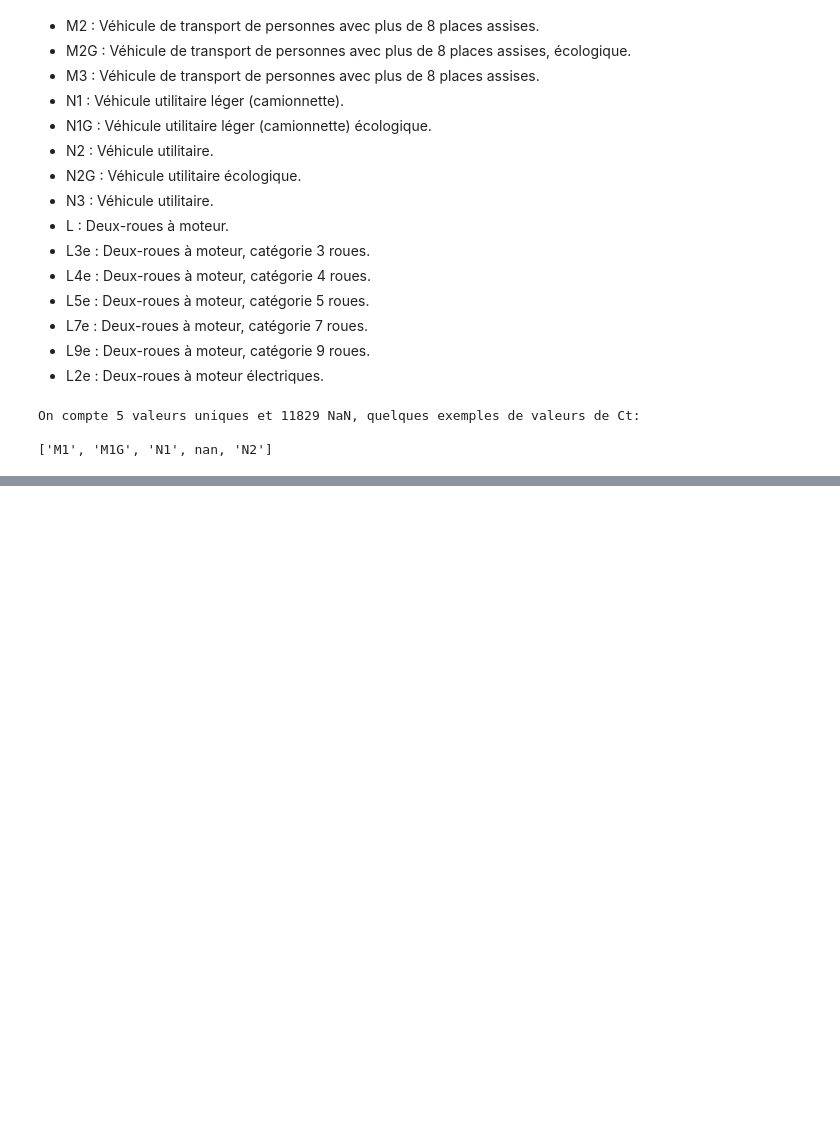
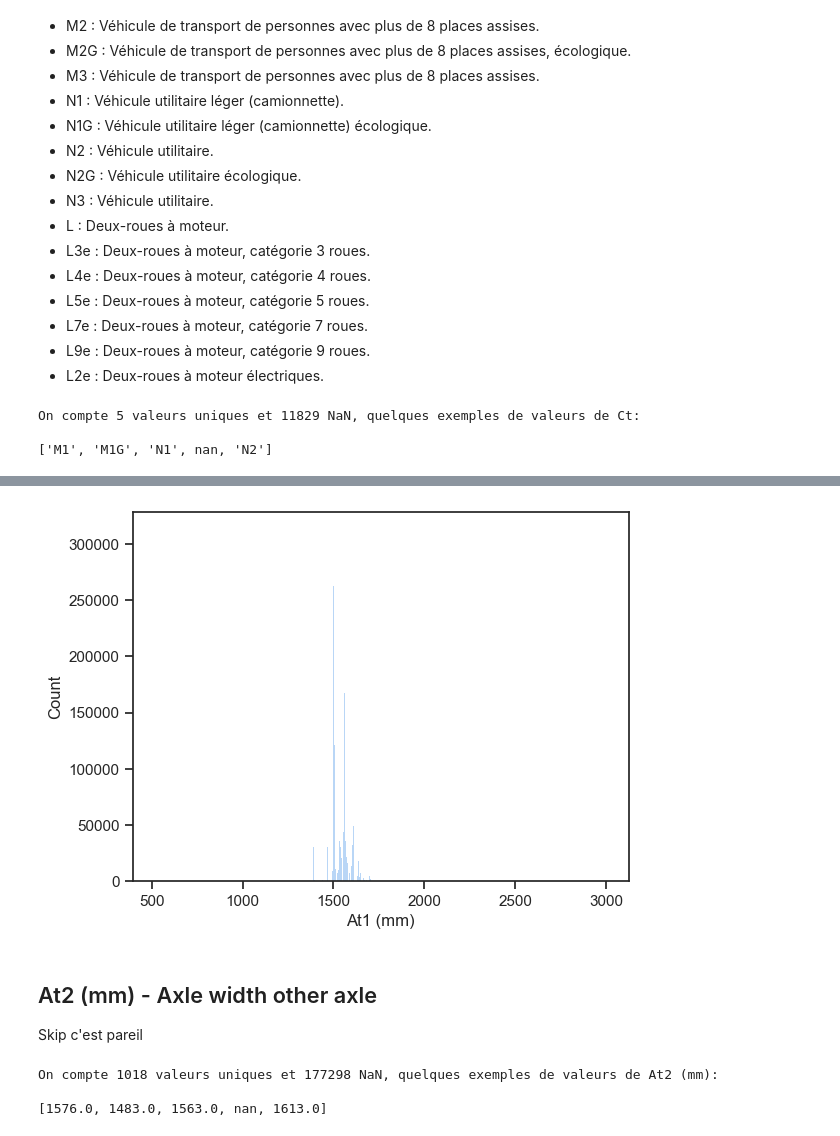
Before and after one commit to Naoyy/Challenge_Data_Mining, a Jupyter notebook: analyse_exploratoire.ipynb, the cells around one changed output, grey strips where cells are left out. Cells and saved outputs as stored; diff of their text form; code cells hidden in the pictures; blank space fills up the shorter version.

```diff
--- a/analyse_exploratoire.ipynb
+++ b/analyse_exploratoire.ipynb
@@ -388,0 +513,15 @@ df[df['Ct'].isna()].head()
+# %%
+sns.histplot(df,x='At1 (mm)')
+plt.show()
+# %% [output]
+[figure, added]
+# %% [markdown]
+## At2 (mm) - Axle width other axle
+
+Skip c'est pareil
+# %%
+print(f"On compte {nombre_val_unique['At2 (mm)']} valeurs uniques et {df[df['At2 (mm)'].isna()].shape[0]} NaN, quelques exemples de valeurs de At2 (mm):\n\n{valeurs_uniques['At2 (mm)'][:5]}")
+# %% [output]
+On compte 1018 valeurs uniques et 177298 NaN, quelques exemples de valeurs de At2 (mm):
+
+[1576.0, 1483.0, 1563.0, nan, 1613.0]
```
Also changed, not shown: parts of 38 cells of this notebook.
